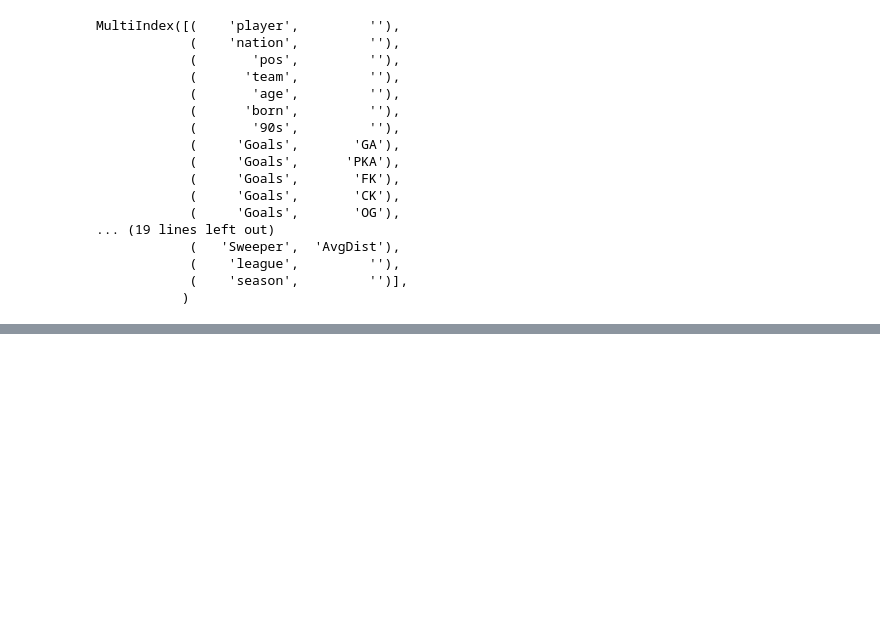
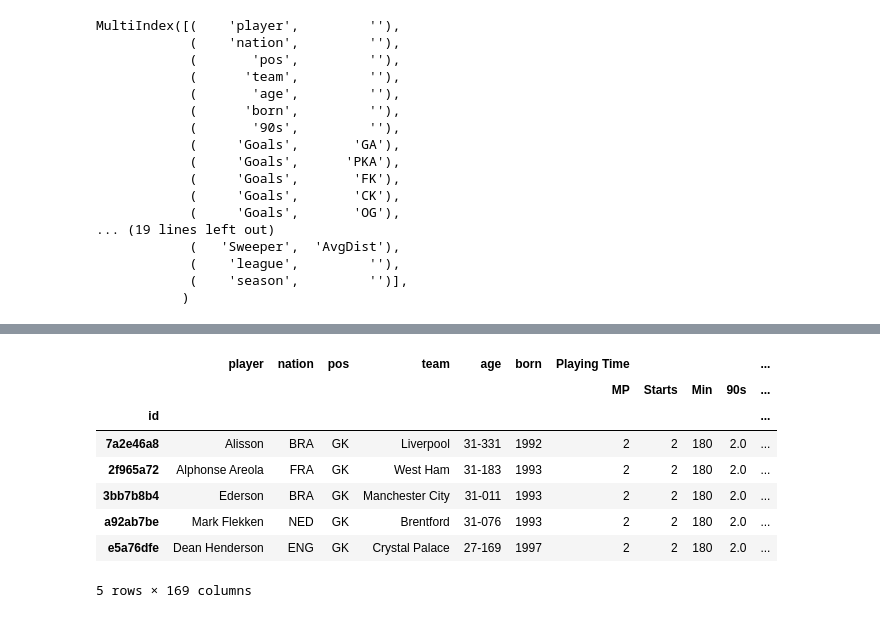
Before and after one commit to PTIT-D22KH/fbref-experimenting, a Jupyter notebook: fbref-players/epl/epl.ipynb, the cells around one changed output, grey strips where cells are left out. Drawn from its saved outputs; the diff is of its cells as text; code cells hidden in the pictures; blank space fills up the shorter version.

```diff
--- a/fbref-players/epl/epl.ipynb
+++ b/fbref-players/epl/epl.ipynb
@@ -290,3 +291,5 @@ MultiIndex([(    'player',         ''),
             (    'league',         ''),
             (    'season',         '')],
            )
+# %%
+gk_list = df5['player'].to_list()
@@ -292,0 +360,21 @@ MultiIndex([(    'player',         ''),
+# %%
+for i in range(len(df_list)):
+    df_list[i] = df_list[i].reset_index()
+
+merged_df = df_list[0]
+for i, df in enumerate(df_list[1:], start=1):
+    merged_df = pd.merge(merged_df, df, on='player', how='inner', suffixes=('', f'_df{i}'))
+
+merged_df.set_index('id', inplace=True)
+# %%
+merged_df.head()
+# %% [output]
+|  | player | nation | pos | team | age | born | Playing Time |  |  |  | ... |
+|  |  |  |  |  |  |  | MP | Starts | Min | 90s | ... |
+| id |  |  |  |  |  |  |  |  |  |  | ... |
+| 7a2e46a8 | Alisson | BRA | GK | Liverpool | 31-331 | 1992 | 2 | 2 | 180 | 2.0 | ... |
+| 2f965a72 | Alphonse Areola | FRA | GK | West Ham | 31-183 | 1993 | 2 | 2 | 180 | 2.0 | ... |
+| 3bb7b8b4 | Ederson | BRA | GK | Manchester City | 31-011 | 1993 | 2 | 2 | 180 | 2.0 | ... |
+| a92ab7be | Mark Flekken | NED | GK | Brentford | 31-076 | 1993 | 2 | 2 | 180 | 2.0 | ... |
+| e5a76dfe | Dean Henderson | ENG | GK | Crystal Palace | 27-169 | 1997 | 2 | 2 | 180 | 2.0 | ... |
+5 rows × 169 columns
```
Also changed, not shown: parts of 4 cells of this notebook.
